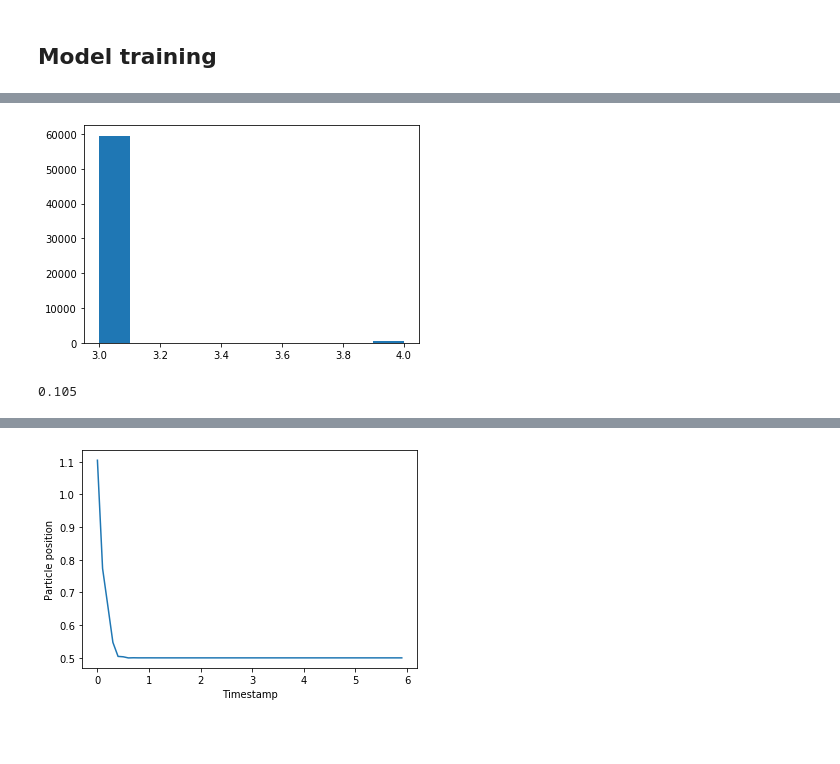
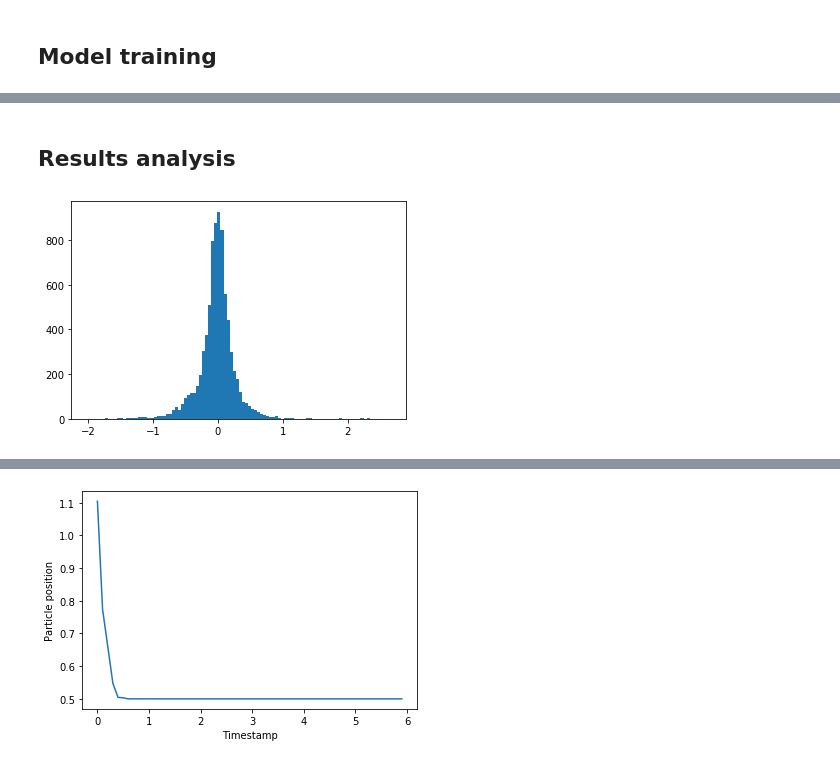
Before and after one commit to Igor-Tukh/cbo-in-python, a Jupyter notebook: notebooks/mnist.ipynb, the cells around one changed output, grey strips where cells are left out. Cells and saved outputs as stored; diff of their text form; code cells hidden in the pictures; blank space fills up the shorter version.

```diff
--- a/notebooks/mnist.ipynb
+++ b/notebooks/mnist.ipynb
@@ -110,9 +94,10 @@ Epoch 20/20
-# %%
-y_pred = tf.nn.softmax(cbo_small_model(X_train))
-y_pred = np.argmax(y_pred.numpy(), axis=1)
-plt.hist(y_pred)
-plt.show()
-np.mean(y_pred == y_train)
-# %% [output]
-[figure, removed]
-0.105
+# %% [markdown]
+## Results analysis
+# %%
+all_weights = np.concatenate([tf.reshape(w, -1).numpy() for w in adam_small_model.trainable_weights])
+# %%
+plt.clf()
+plt.hist(all_weights, bins=100)
+plt.show()
+# %% [output]
+[figure, added]
```
Also changed, not shown: parts of 12 cells of this notebook, 1 other file.
